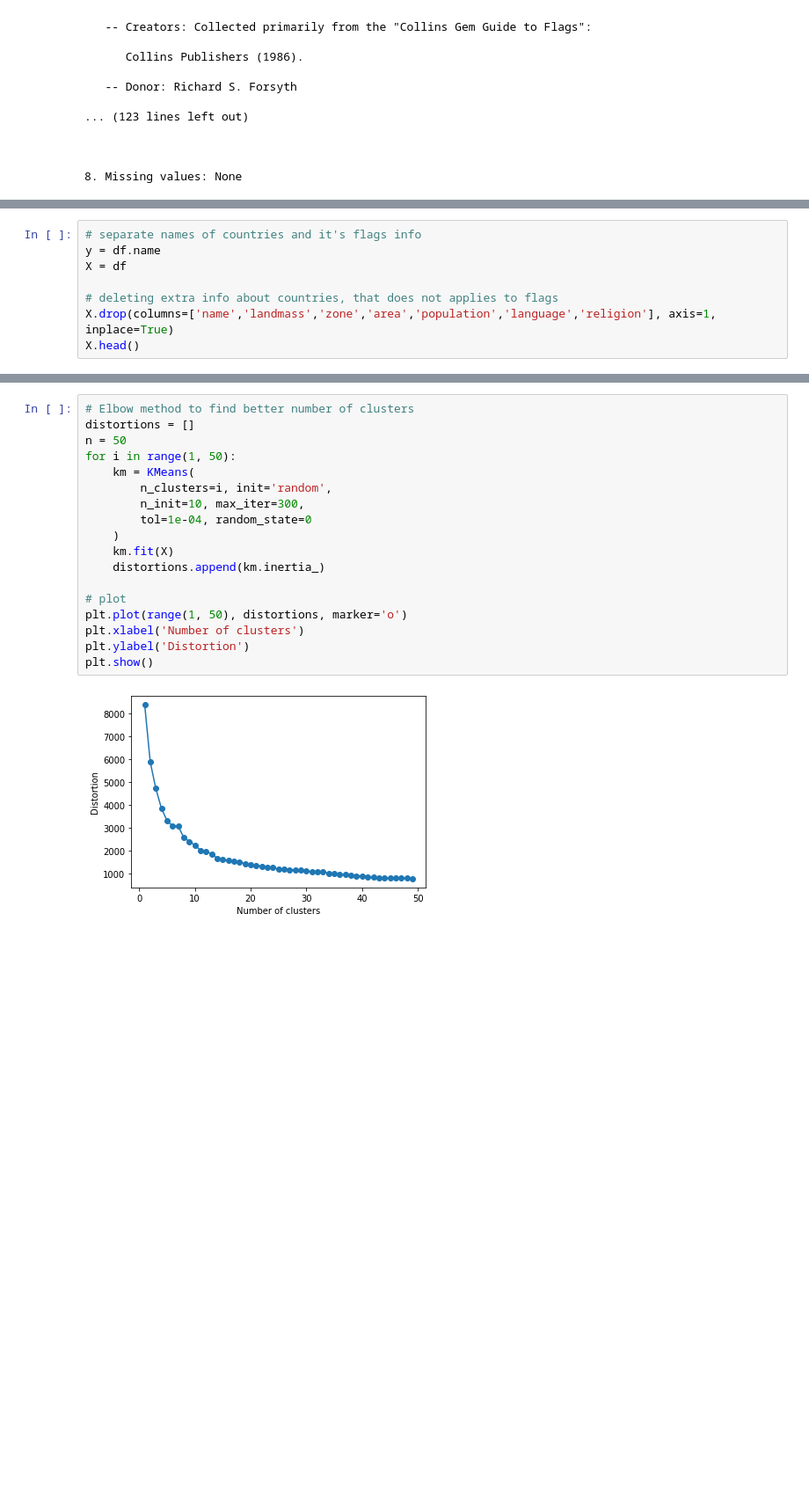
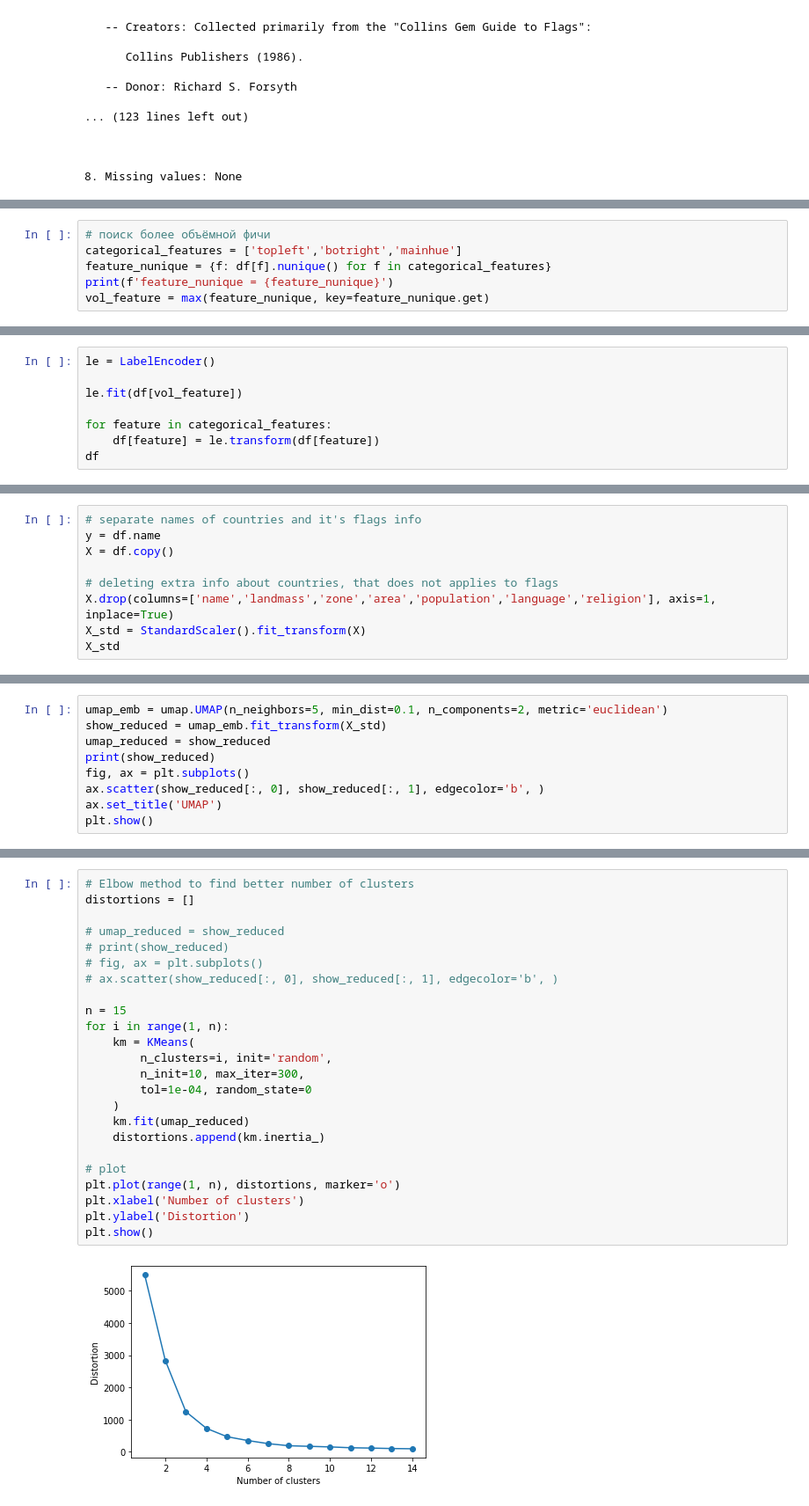
Before and after one commit to z33d1/neuro-labs, a Jupyter notebook: clusterization/main.ipynb, the cells around one changed output, grey strips where cells are left out. Shown at 88% size. Saved outputs shown, nothing was run; the diff lists cells and outputs as text; blank space fills up the shorter version.

```diff
--- a/clusterization/main.ipynb
+++ b/clusterization/main.ipynb
@@ -49,0 +58,6 @@ df = df.replace({"red": 0,"blue":1,"white":2,"green":3,"black":4,"gold":5,"orang
+# %%
+# поиск более объёмной фичи
+categorical_features = ['topleft','botright','mainhue']
+feature_nunique = {f: df[f].nunique() for f in categorical_features}
+print(f'feature_nunique = {feature_nunique}')
+vol_feature = max(feature_nunique, key=feature_nunique.get)
@@ -49,0 +66,8 @@ df = df.replace({"red": 0,"blue":1,"white":2,"green":3,"black":4,"gold":5,"orang
+# %%
+le = LabelEncoder()
+
+le.fit(df[vol_feature])
+
+for feature in categorical_features:
+    df[feature] = le.transform(df[feature])
+df
@@ -50,9 +88,10 @@ df = df.replace({"red": 0,"blue":1,"white":2,"green":3,"black":4,"gold":5,"orang
 # %%
 # separate names of countries and it's flags info
 y = df.name
-X = df
+X = df.copy()
 
 # deleting extra info about countries, that does not applies to flags
 X.drop(columns=['name','landmass','zone','area','population','language','religion'], axis=1, inplace=True)
-X.head()
+X_std = StandardScaler().fit_transform(X)
+X_std
 # %% [output]
@@ -65,0 +111,9 @@ X.head()
+# %%
+umap_emb = umap.UMAP(n_neighbors=5, min_dist=0.1, n_components=2, metric='euclidean')
+show_reduced = umap_emb.fit_transform(X_std)
+umap_reduced = show_reduced
+print(show_reduced)
+fig, ax = plt.subplots()
+ax.scatter(show_reduced[:, 0], show_reduced[:, 1], edgecolor='b', )
+ax.set_title('UMAP')
+plt.show()
@@ -66,21 +205,27 @@ X.head()
 # %%
 # Elbow method to find better number of clusters
 distortions = []
-n = 50
-for i in range(1, 50):
+
+# umap_reduced = show_reduced
+# print(show_reduced)
+# fig, ax = plt.subplots()
+# ax.scatter(show_reduced[:, 0], show_reduced[:, 1], edgecolor='b', )
+
+n = 15
+for i in range(1, n):
     km = KMeans(
         n_clusters=i, init='random',
         n_init=10, max_iter=300,
         tol=1e-04, random_state=0
     )
-    km.fit(X)
+    km.fit(umap_reduced)
     distortions.append(km.inertia_)
 
 # plot
-plt.plot(range(1, 50), distortions, marker='o')
+plt.plot(range(1, n), distortions, marker='o')
 plt.xlabel('Number of clusters')
 plt.ylabel('Distortion')
 plt.show()
 # %% [output]
-[figure, old version]
+[figure, new version]
 # %%
```
Also changed, not shown: parts of 16 cells of this notebook, 13 other files.
